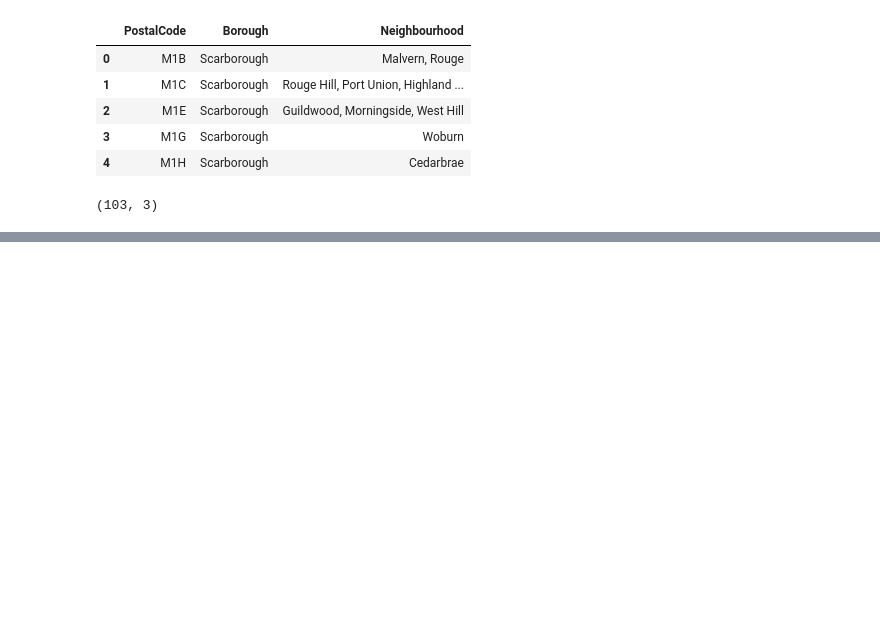
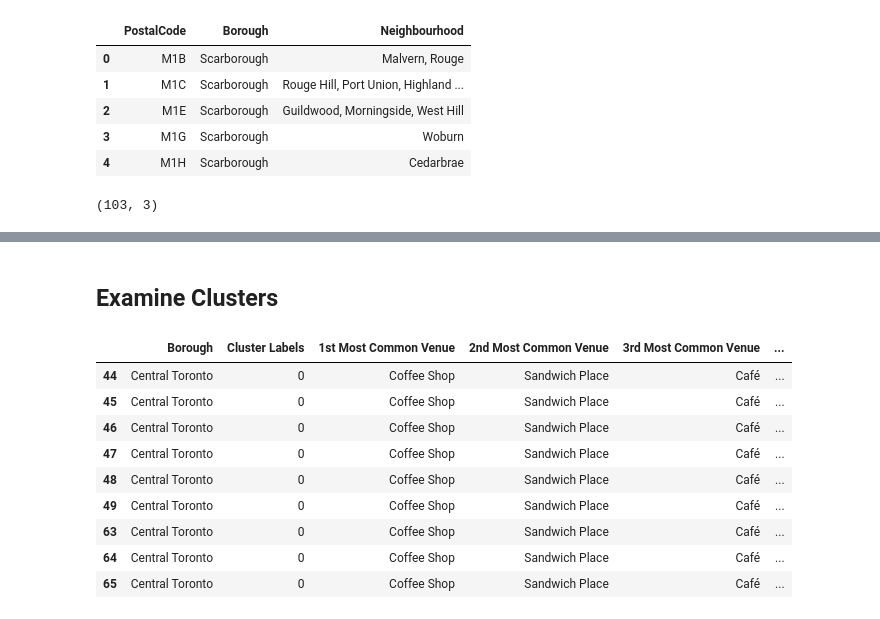
Before and after one commit to tnobrega/Coursera_Capstone, a Jupyter notebook: Segmenting and Clustering Neighborhoods in Toronto.ipynb, the cells around one changed output, grey strips where cells are left out. Drawn from its saved outputs; the diff is of its cells as text; code cells hidden in the pictures; blank space fills up the shorter version.

```diff
--- a/Segmenting and Clustering Neighborhoods in Toronto.ipynb
+++ b/Segmenting and Clustering Neighborhoods in Toronto.ipynb
@@ -64,0 +443,15 @@ df2.shape
+# %% [markdown]
+## Examine Clusters
+# %%
+toronto_merged.loc[toronto_merged['Cluster Labels'] == 0, toronto_merged.columns[[1] + list(range(5, toronto_merged.shape[1]))]]
+# %% [output]
+|  | Borough | Cluster Labels | 1st Most Common Venue | 2nd Most Common Venue | 3rd Most Common Venue | ... |
+| 44 | Central Toronto | 0 | Coffee Shop | Sandwich Place | Café | ... |
+| 45 | Central Toronto | 0 | Coffee Shop | Sandwich Place | Café | ... |
+| 46 | Central Toronto | 0 | Coffee Shop | Sandwich Place | Café | ... |
+| 47 | Central Toronto | 0 | Coffee Shop | Sandwich Place | Café | ... |
+| 48 | Central Toronto | 0 | Coffee Shop | Sandwich Place | Café | ... |
+| 49 | Central Toronto | 0 | Coffee Shop | Sandwich Place | Café | ... |
+| 63 | Central Toronto | 0 | Coffee Shop | Sandwich Place | Café | ... |
+| 64 | Central Toronto | 0 | Coffee Shop | Sandwich Place | Café | ... |
+| 65 | Central Toronto | 0 | Coffee Shop | Sandwich Place | Café | ... |
```
Also changed, not shown: parts of 50 cells of this notebook.
